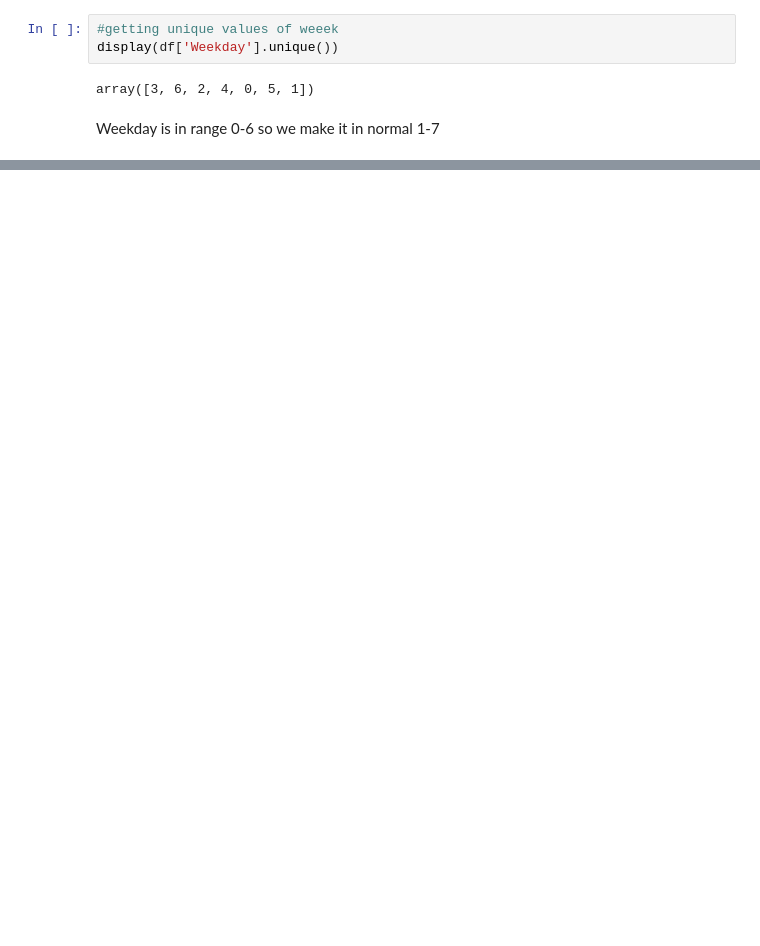
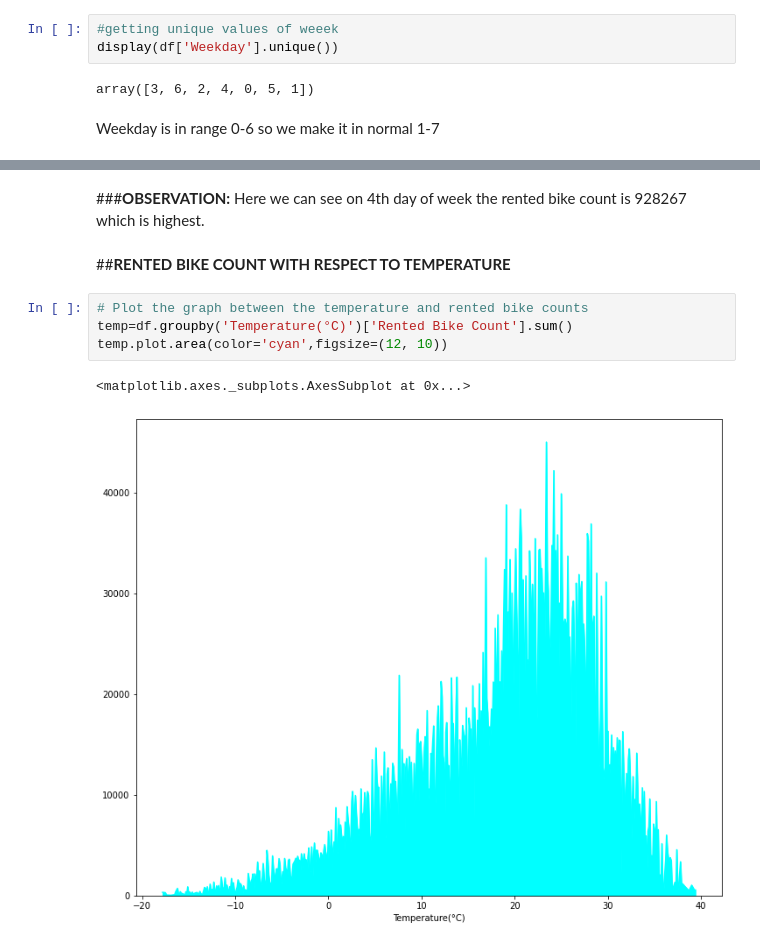
Before and after one commit to Bassu1011/Bike-Sharing-Demand_Prediction-Capstone-Project, a Jupyter notebook: Bike_Sharing_Demand_Prediction_Capstone_Project.ipynb, the cells around one changed output, grey strips where cells are left out. Cells and saved outputs as stored; diff of their text form; blank space fills up the shorter version.

```diff
--- a/Bike_Sharing_Demand_Prediction_Capstone_Project.ipynb
+++ b/Bike_Sharing_Demand_Prediction_Capstone_Project.ipynb
@@ -174,0 +398,12 @@ Weekday is in range 0-6 so we make it in normal 1-7
+# %% [markdown]
+###**OBSERVATION:**
+Here we can see on 4th day of week the rented bike count is 928267 which is highest.
+# %% [markdown]
+##**RENTED BIKE COUNT WITH RESPECT TO TEMPERATURE**
+# %%
+# Plot the graph between the temperature and rented bike counts
+temp=df.groupby('Temperature(°C)')['Rented Bike Count'].sum()
+temp.plot.area(color='cyan',figsize=(12, 10))
+# %% [output]
+<matplotlib.axes._subplots.AxesSubplot at 0x...>
+[figure, added]
```
Also changed, not shown: parts of 58 cells of this notebook.
